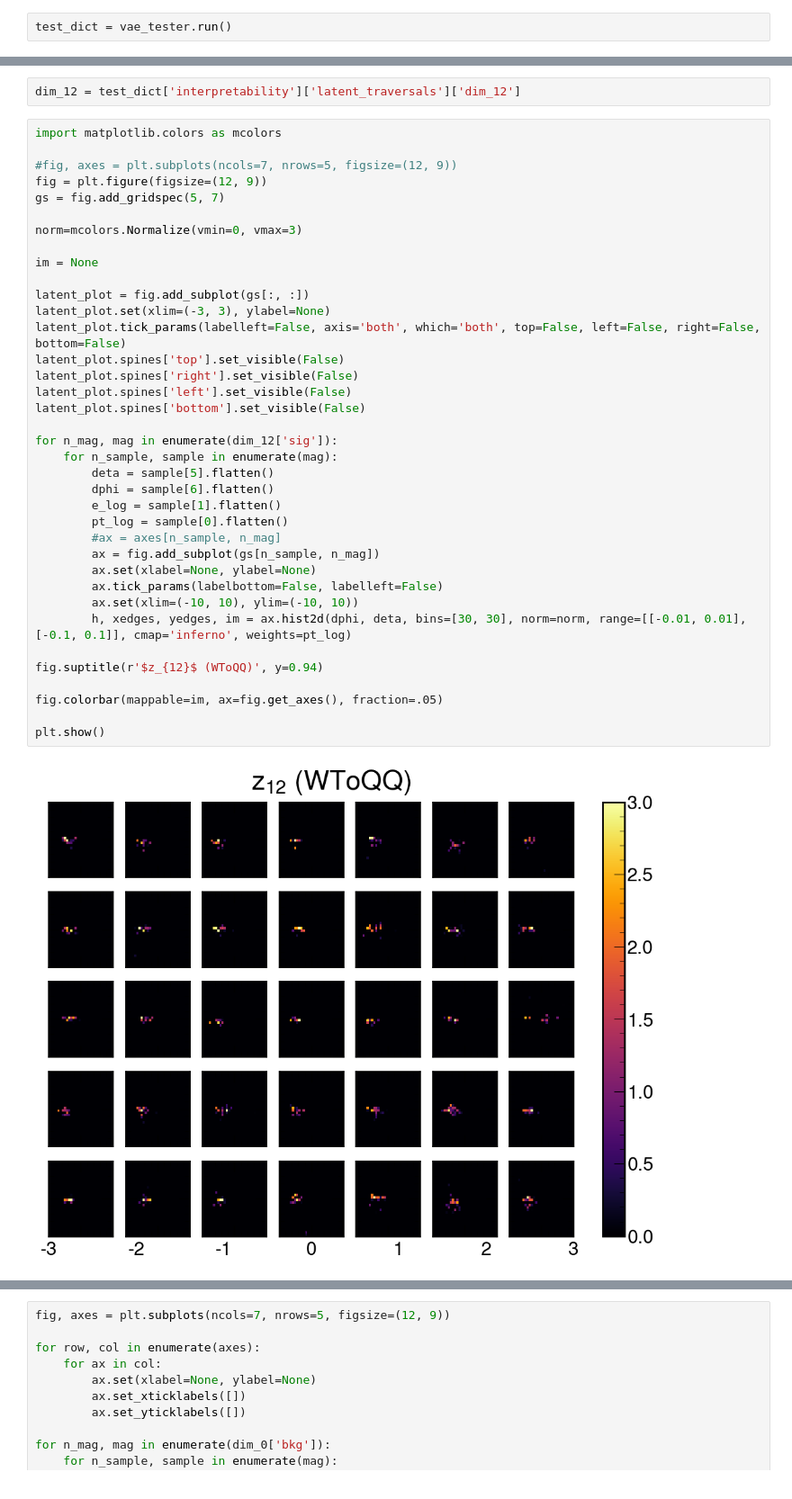
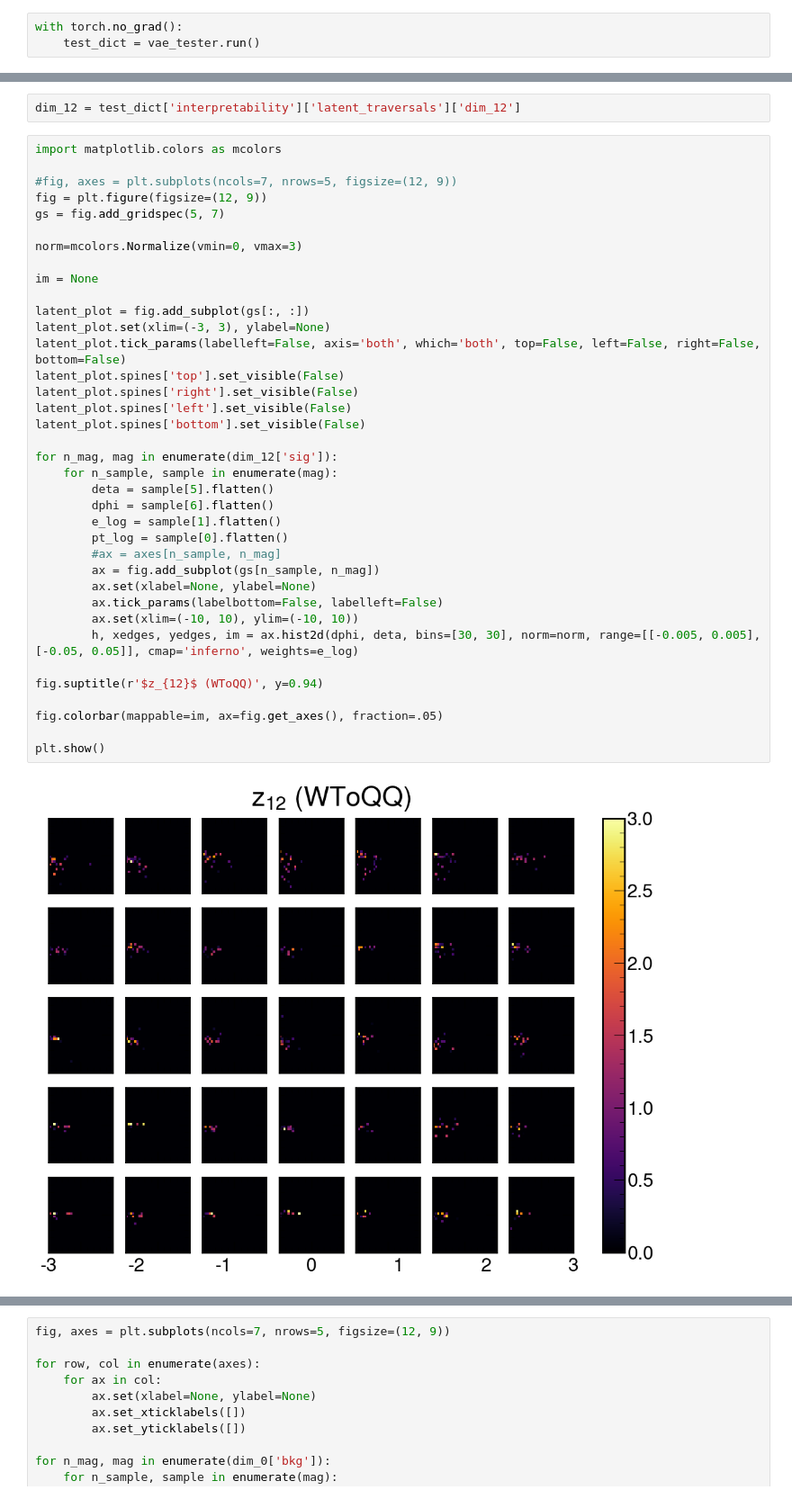
Before and after one commit to alangu-hep/symbolic-surrogates, a Jupyter notebook: src/vae_testing.ipynb, the cells around one changed output, grey strips where cells are left out. Shown at 90% size. Saved outputs shown, nothing was run; the diff lists cells and outputs as text.

```diff
--- a/src/vae_testing.ipynb
+++ b/src/vae_testing.ipynb
@@ -150,6 +150,7 @@ vae_tester=evaluation.BVAEStats(
     split='test'
 )
 # %%
-test_dict = vae_tester.run()
+with torch.no_grad():
+    test_dict = vae_tester.run()
 # %% [output]
 === Restarting DataIter test_, seed=None ===
@@ -166,35 +167,35 @@ gs = fig.add_gridspec(5, 7)
 norm=mcolors.Normalize(vmin=0, vmax=3)
 
 im = None
 
 latent_plot = fig.add_subplot(gs[:, :])
 latent_plot.set(xlim=(-3, 3), ylabel=None)
 latent_plot.tick_params(labelleft=False, axis='both', which='both', top=False, left=False, right=False, bottom=False)
 latent_plot.spines['top'].set_visible(False)
 latent_plot.spines['right'].set_visible(False)
 latent_plot.spines['left'].set_visible(False)
 latent_plot.spines['bottom'].set_visible(False)
 
 for n_mag, mag in enumerate(dim_12['sig']):
     for n_sample, sample in enumerate(mag):
         deta = sample[5].flatten()
         dphi = sample[6].flatten()
         e_log = sample[1].flatten()
         pt_log = sample[0].flatten()
         #ax = axes[n_sample, n_mag]
         ax = fig.add_subplot(gs[n_sample, n_mag])
         ax.set(xlabel=None, ylabel=None)
         ax.tick_params(labelbottom=False, labelleft=False)
         ax.set(xlim=(-10, 10), ylim=(-10, 10))
-        h, xedges, yedges, im = ax.hist2d(dphi, deta, bins=[30, 30], norm=norm, range=[[-0.01, 0.01], [-0.1, 0.1]], cmap='inferno', weights=pt_log)
+        h, xedges, yedges, im = ax.hist2d(dphi, deta, bins=[30, 30], norm=norm, range=[[-0.005, 0.005], [-0.05, 0.05]], cmap='inferno', weights=e_log)
 
 fig.suptitle(r'$z_{12}$ (WToQQ)', y=0.94)
 
 fig.colorbar(mappable=im, ax=fig.get_axes(), fraction=.05)
 
 plt.show()
 # %% [output]
-[figure, old version]
+[figure, new version]
 # %%
 fig, axes = plt.subplots(ncols=7, nrows=5, figsize=(12, 9))
 
```
Also changed, not shown: parts of 2 cells of this notebook, 13 other files.
